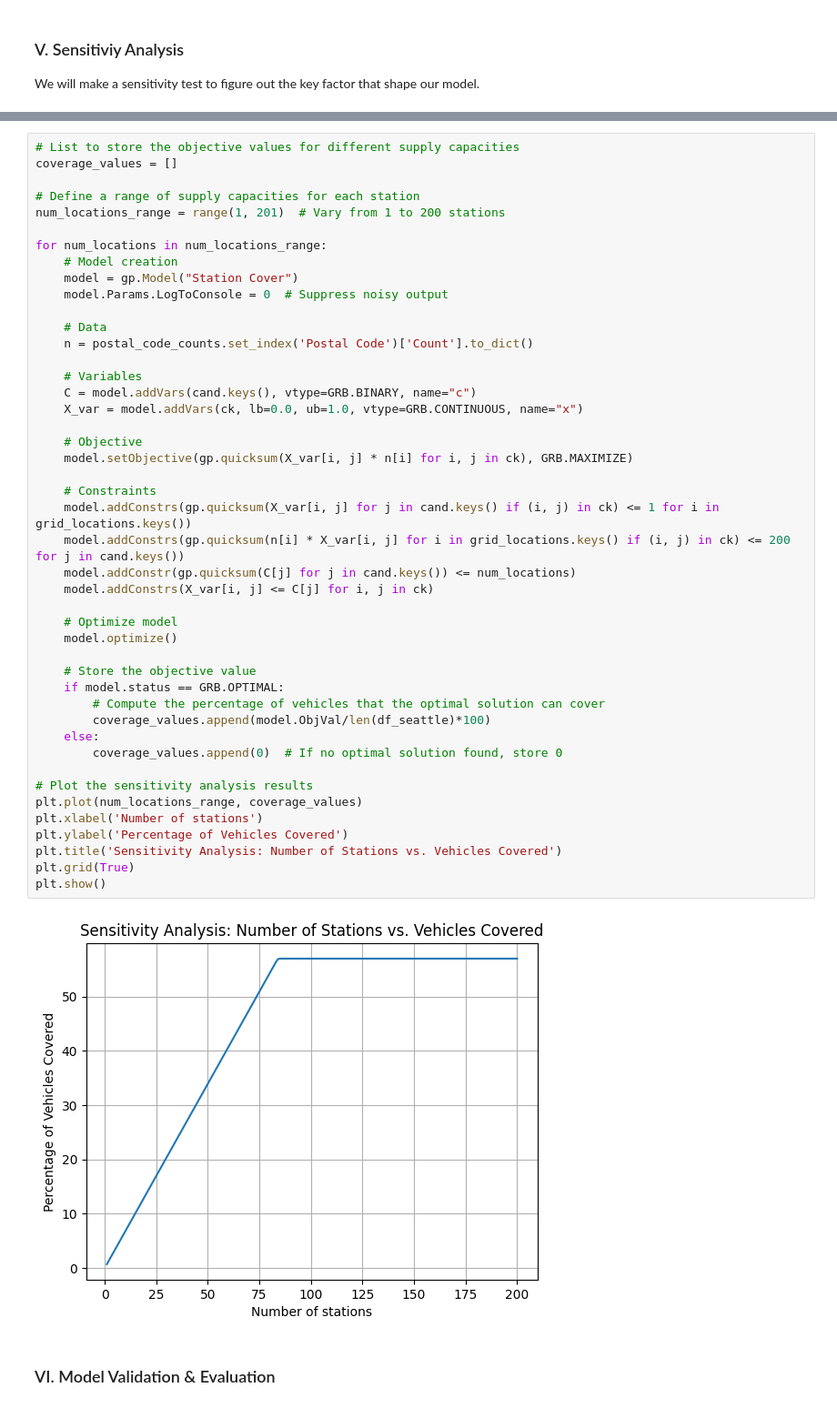
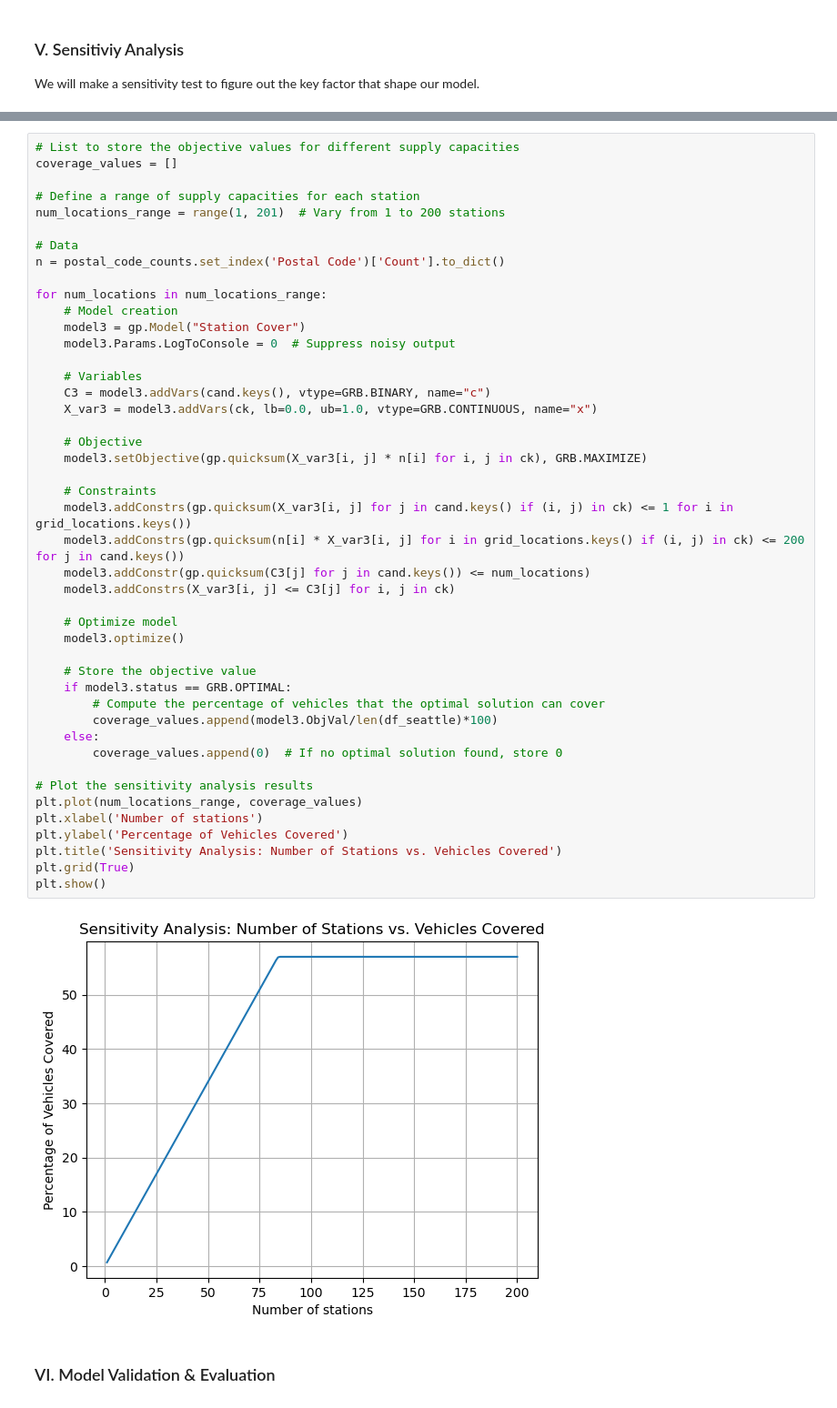
Before and after one commit to lqminhhh/Charging-Location-Optimization, a Jupyter notebook: Final.ipynb, the cells around one changed output, grey strips where cells are left out. Shown at 91% size. Saved outputs shown, nothing was run; the diff lists cells and outputs as text.

```diff
--- a/Final.ipynb
+++ b/Final.ipynb
@@ -464,49 +462,49 @@ plt.show()
 # List to store the objective values for different supply capacities
 coverage_values = []
 
 # Define a range of supply capacities for each station
 num_locations_range = range(1, 201)  # Vary from 1 to 200 stations
 
+# Data
+n = postal_code_counts.set_index('Postal Code')['Count'].to_dict()
+
 for num_locations in num_locations_range:
     # Model creation
-    model = gp.Model("Station Cover")
-    model.Params.LogToConsole = 0  # Suppress noisy output
-
-    # Data
-    n = postal_code_counts.set_index('Postal Code')['Count'].to_dict()
+    model3 = gp.Model("Station Cover")
+    model3.Params.LogToConsole = 0  # Suppress noisy output
 
     # Variables
-    C = model.addVars(cand.keys(), vtype=GRB.BINARY, name="c")
-    X_var = model.addVars(ck, lb=0.0, ub=1.0, vtype=GRB.CONTINUOUS, name="x")
+    C3 = model3.addVars(cand.keys(), vtype=GRB.BINARY, name="c")
+    X_var3 = model3.addVars(ck, lb=0.0, ub=1.0, vtype=GRB.CONTINUOUS, name="x")
 
     # Objective
-    model.setObjective(gp.quicksum(X_var[i, j] * n[i] for i, j in ck), GRB.MAXIMIZE)
+    model3.setObjective(gp.quicksum(X_var3[i, j] * n[i] for i, j in ck), GRB.MAXIMIZE)
 
     # Constraints
-    model.addConstrs(gp.quicksum(X_var[i, j] for j in cand.keys() if (i, j) in ck) <= 1 for i in grid_locations.keys())
-    model.addConstrs(gp.quicksum(n[i] * X_var[i, j] for i in grid_locations.keys() if (i, j) in ck) <= 200 for j in cand.keys())
-    model.addConstr(gp.quicksum(C[j] for j in cand.keys()) <= num_locations)
-    model.addConstrs(X_var[i, j] <= C[j] for i, j in ck)
+    model3.addConstrs(gp.quicksum(X_var3[i, j] for j in cand.keys() if (i, j) in ck) <= 1 for i in grid_locations.keys())
+    model3.addConstrs(gp.quicksum(n[i] * X_var3[i, j] for i in grid_locations.keys() if (i, j) in ck) <= 200 for j in cand.keys())
+    model3.addConstr(gp.quicksum(C3[j] for j in cand.keys()) <= num_locations)
+    model3.addConstrs(X_var3[i, j] <= C3[j] for i, j in ck)
 
     # Optimize model
-    model.optimize()
+    model3.optimize()
 
     # Store the objective value
-    if model.status == GRB.OPTIMAL:
+    if model3.status == GRB.OPTIMAL:
         # Compute the percentage of vehicles that the optimal solution can cover
-        coverage_values.append(model.ObjVal/len(df_seattle)*100)
+        coverage_values.append(model3.ObjVal/len(df_seattle)*100)
     else:
         coverage_values.append(0)  # If no optimal solution found, store 0
 
 # Plot the sensitivity analysis results
 plt.plot(num_locations_range, coverage_values)
 plt.xlabel('Number of stations')
 plt.ylabel('Percentage of Vehicles Covered')
 plt.title('Sensitivity Analysis: Number of Stations vs. Vehicles Covered')
 plt.grid(True)
 plt.show()
 # %% [output]
-[figure, old version]
+[figure, new version]
 # %% [markdown]
 ### VI. Model Validation & Evaluation
 # %% [markdown]
```
Also changed, not shown: parts of 3 cells of this notebook.
